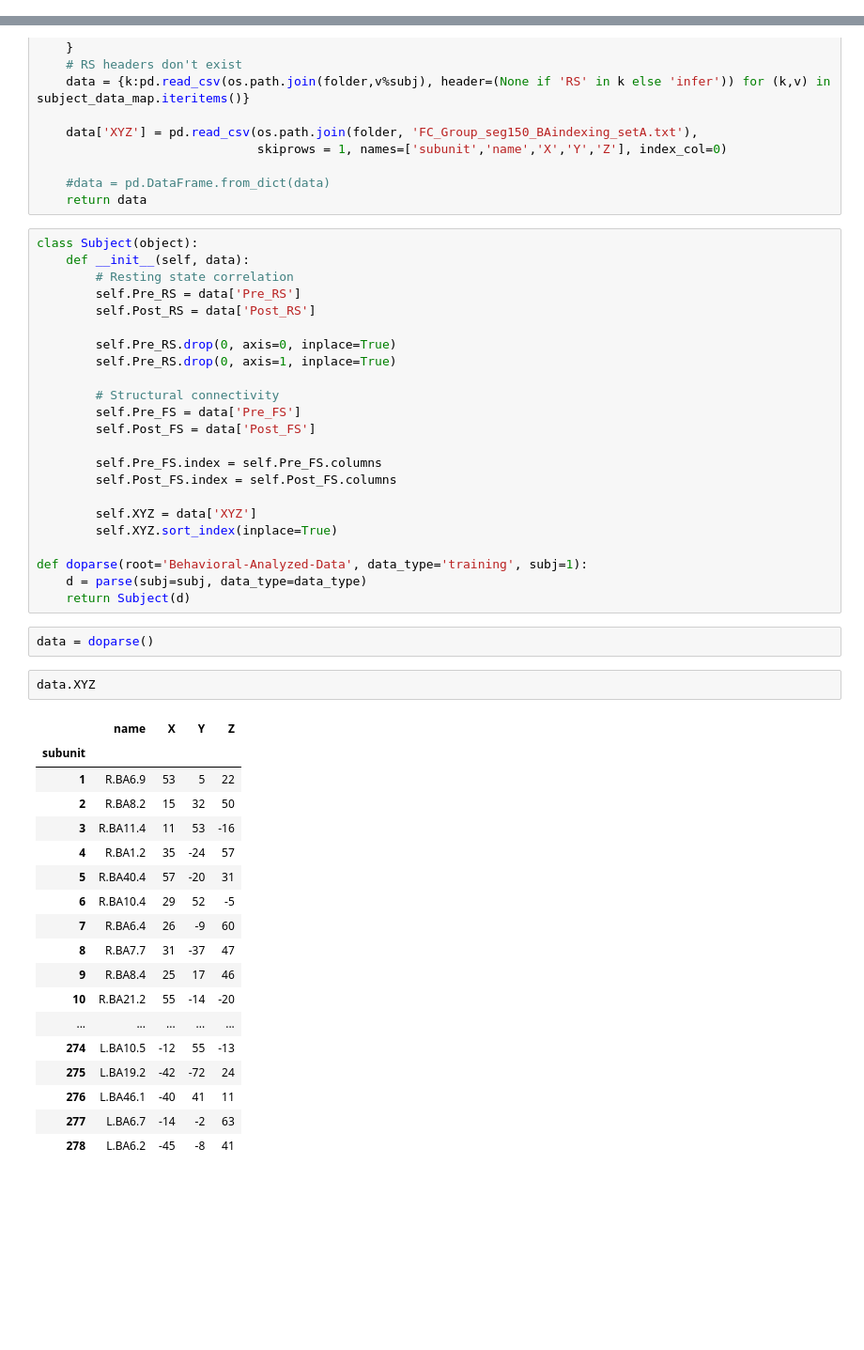
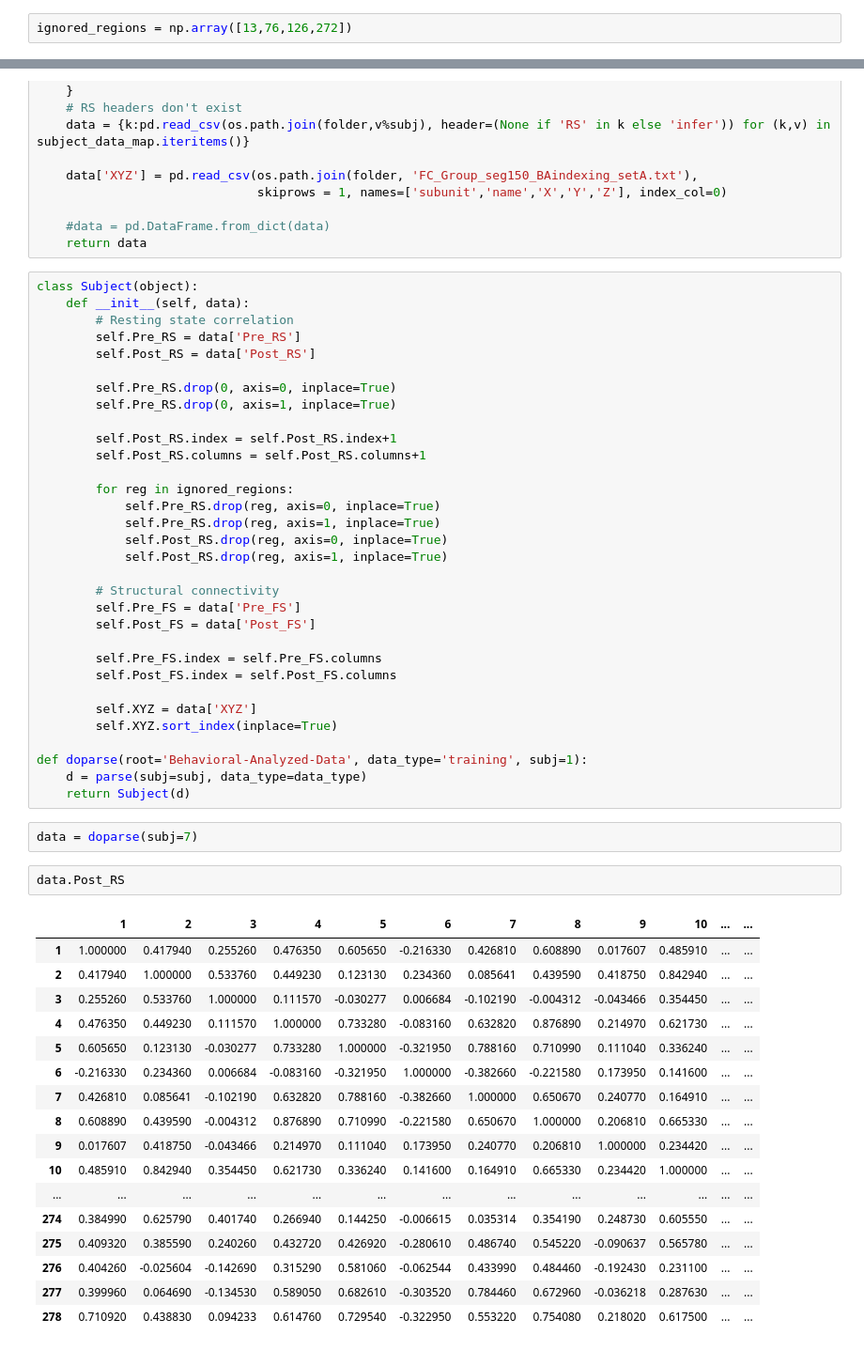
Before and after one commit to HALtheWise/Neurotech-project-1, a Jupyter notebook: parse.ipynb, the cells around one changed output, grey strips where cells are left out. Shown at 94% size. Drawn from its saved outputs; the diff is of its cells as text; blank space fills up the shorter version.

```diff
--- a/parse.ipynb
+++ b/parse.ipynb
@@ -5,6 +5,8 @@
 import numpy as np
 import pandas as pd
 import os
+# %%
+ignored_regions = np.array([13,76,126,272])
 # %%
 #subj = 1
 #root = 'Behavioral-Analyzed-Data'
@@ -39,6 +41,15 @@ class Subject(object):
 
         self.Pre_RS.drop(0, axis=0, inplace=True)
         self.Pre_RS.drop(0, axis=1, inplace=True)
+
+        self.Post_RS.index = self.Post_RS.index+1
+        self.Post_RS.columns = self.Post_RS.columns+1
+
+        for reg in ignored_regions:
+            self.Pre_RS.drop(reg, axis=0, inplace=True)
+            self.Pre_RS.drop(reg, axis=1, inplace=True)
+            self.Post_RS.drop(reg, axis=0, inplace=True)
+            self.Post_RS.drop(reg, axis=1, inplace=True)
 
         # Structural connectivity
         self.Pre_FS = data['Pre_FS']
@@ -54,25 +65,24 @@ def doparse(root='Behavioral-Analyzed-Data', data_type='training', subj=1):
     d = parse(subj=subj, data_type=data_type)
     return Subject(d)
 # %%
-data = doparse()
+data = doparse(subj=7)
 # %%
-data.XYZ
+data.Post_RS
 # %% [output]
-|  | name | X | Y | Z |
-| subunit |  |  |  |  |
-| 1 | R.BA6.9 | 53 | 5 | 22 |
-| 2 | R.BA8.2 | 15 | 32 | 50 |
-| 3 | R.BA11.4 | 11 | 53 | -16 |
-| 4 | R.BA1.2 | 35 | -24 | 57 |
-| 5 | R.BA40.4 | 57 | -20 | 31 |
-| 6 | R.BA10.4 | 29 | 52 | -5 |
-| 7 | R.BA6.4 | 26 | -9 | 60 |
-| 8 | R.BA7.7 | 31 | -37 | 47 |
-| 9 | R.BA8.4 | 25 | 17 | 46 |
-| 10 | R.BA21.2 | 55 | -14 | -20 |
-| ... | ... | ... | ... | ... |
-| 274 | L.BA10.5 | -12 | 55 | -13 |
-| 275 | L.BA19.2 | -42 | -72 | 24 |
-| 276 | L.BA46.1 | -40 | 41 | 11 |
-| 277 | L.BA6.7 | -14 | -2 | 63 |
-| 278 | L.BA6.2 | -45 | -8 | 41 |
+|  | 1 | 2 | 3 | 4 | 5 | 6 | 7 | 8 | 9 | 10 | ... | ... |
+| 1 | 1.000000 | 0.417940 | 0.255260 | 0.476350 | 0.605650 | -0.216330 | 0.426810 | 0.608890 | 0.017607 | 0.485910 | ... | ... |
+| 2 | 0.417940 | 1.000000 | 0.533760 | 0.449230 | 0.123130 | 0.234360 | 0.085641 | 0.439590 | 0.418750 | 0.842940 | ... | ... |
+| 3 | 0.255260 | 0.533760 | 1.000000 | 0.111570 | -0.030277 | 0.006684 | -0.102190 | -0.004312 | -0.043466 | 0.354450 | ... | ... |
+| 4 | 0.476350 | 0.449230 | 0.111570 | 1.000000 | 0.733280 | -0.083160 | 0.632820 | 0.876890 | 0.214970 | 0.621730 | ... | ... |
+| 5 | 0.605650 | 0.123130 | -0.030277 | 0.733280 | 1.000000 | -0.321950 | 0.788160 | 0.710990 | 0.111040 | 0.336240 | ... | ... |
+| 6 | -0.216330 | 0.234360 | 0.006684 | -0.083160 | -0.321950 | 1.000000 | -0.382660 | -0.221580 | 0.173950 | 0.141600 | ... | ... |
+| 7 | 0.426810 | 0.085641 | -0.102190 | 0.632820 | 0.788160 | -0.382660 | 1.000000 | 0.650670 | 0.240770 | 0.164910 | ... | ... |
+| 8 | 0.608890 | 0.439590 | -0.004312 | 0.876890 | 0.710990 | -0.221580 | 0.650670 | 1.000000 | 0.206810 | 0.665330 | ... | ... |
+| 9 | 0.017607 | 0.418750 | -0.043466 | 0.214970 | 0.111040 | 0.173950 | 0.240770 | 0.206810 | 1.000000 | 0.234420 | ... | ... |
+| 10 | 0.485910 | 0.842940 | 0.354450 | 0.621730 | 0.336240 | 0.141600 | 0.164910 | 0.665330 | 0.234420 | 1.000000 | ... | ... |
+| ... | ... | ... | ... | ... | ... | ... | ... | ... | ... | ... | ... | ... |
+| 274 | 0.384990 | 0.625790 | 0.401740 | 0.266940 | 0.144250 | -0.006615 | 0.035314 | 0.354190 | 0.248730 | 0.605550 | ... | ... |
+| 275 | 0.409320 | 0.385590 | 0.240260 | 0.432720 | 0.426920 | -0.280610 | 0.486740 | 0.545220 | -0.090637 | 0.565780 | ... | ... |
+| 276 | 0.404260 | -0.025604 | -0.142690 | 0.315290 | 0.581060 | -0.062544 | 0.433990 | 0.484460 | -0.192430 | 0.231100 | ... | ... |
+| 277 | 0.399960 | 0.064690 | -0.134530 | 0.589050 | 0.682610 | -0.303520 | 0.784460 | 0.672960 | -0.036218 | 0.287630 | ... | ... |
+| 278 | 0.710920 | 0.438830 | 0.094233 | 0.614760 | 0.729540 | -0.322950 | 0.553220 | 0.754080 | 0.218020 | 0.617500 | ... | ... |
```
Also changed, not shown: parts of 1 cell of this notebook.
